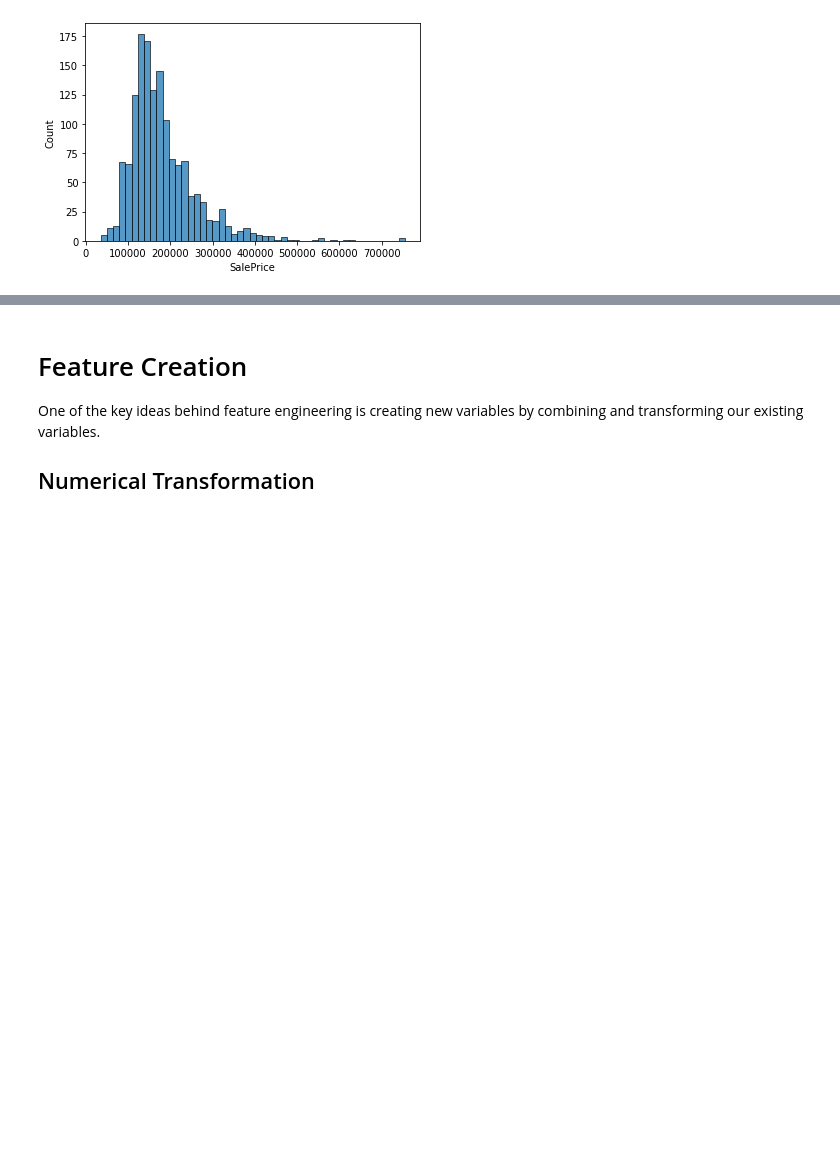
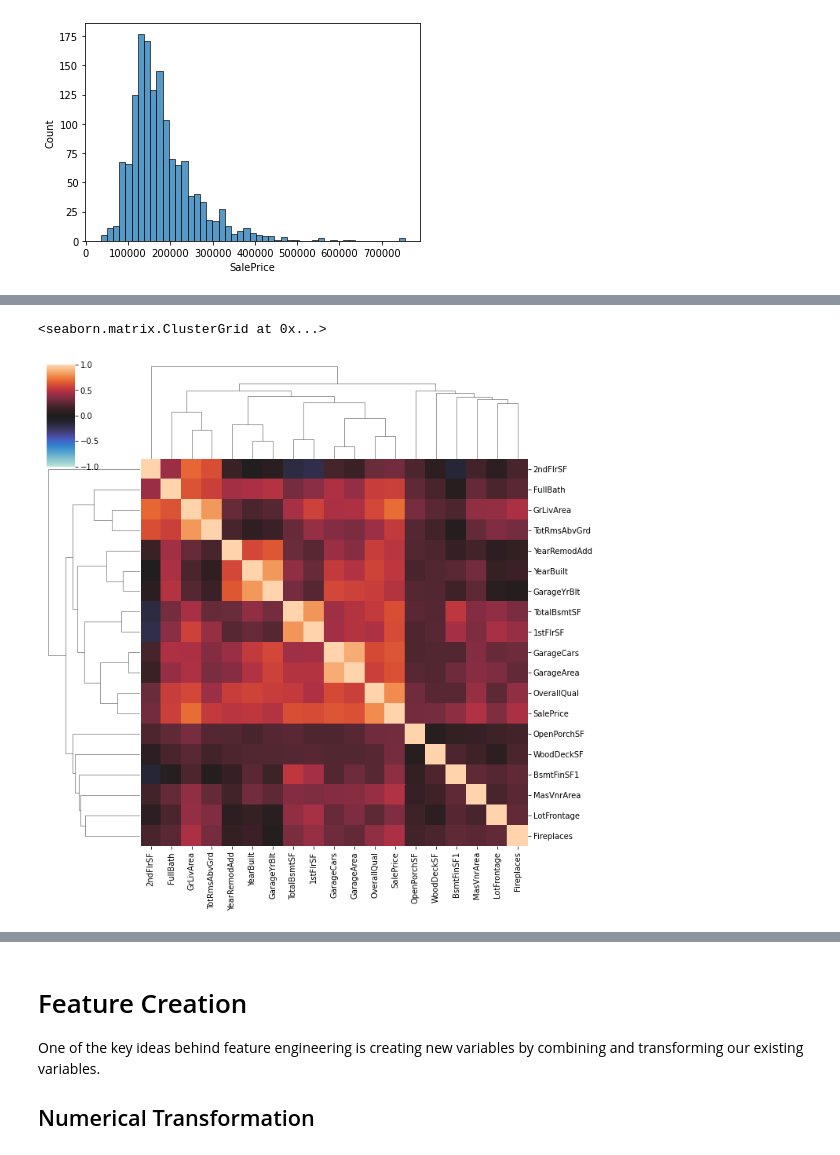
Before and after one commit to pedroteche-ih/DAFT_MEX_202209, a Jupyter notebook: Feature Engineering.ipynb, the cells around one changed output, grey strips where cells are left out. Saved outputs shown, nothing was run; the diff lists cells and outputs as text; code cells hidden in the pictures; blank space fills up the shorter version.

```diff
--- a/Feature Engineering.ipynb
+++ b/Feature Engineering.ipynb
@@ -65,0 +85,5 @@ tb_housing.corr()['']
+# %%
+sns.clustermap(tb_housing[rel_num_var].corr(), vmin = -1, vmax = 1, center = 0)
+# %% [output]
+<seaborn.matrix.ClusterGrid at 0x...>
+[figure, added]
```
Also changed, not shown: parts of 40 cells of this notebook.
